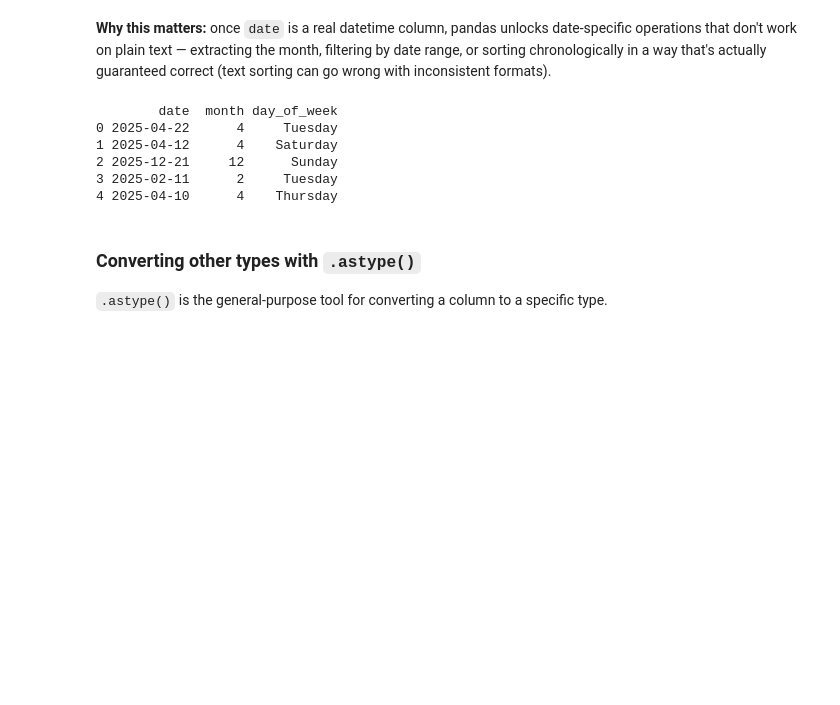
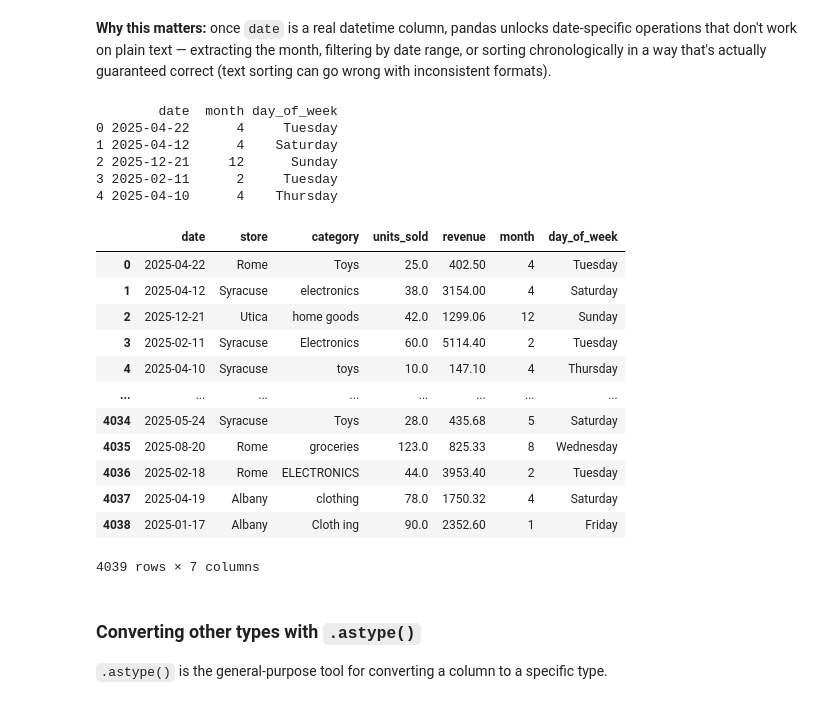
Before and after one commit to NicolasVA90/DSA_504_excercise, a Jupyter notebook: DSA504_Class6_Data_Cleaning_I_upload.ipynb, the cells around one changed output. Saved outputs shown, nothing was run; the diff lists cells and outputs as text; code cells hidden in the pictures; blank space fills up the shorter version.

Commit message:
new table sales example

```diff
--- a/DSA504_Class6_Data_Cleaning_I_upload.ipynb
+++ b/DSA504_Class6_Data_Cleaning_I_upload.ipynb
@@ -269,15 +269,29 @@ Name: date, dtype: datetime64[ns]
 # %%
 # Now that date is a real datetime, we can do things like this:
 sales["month"] = sales["date"].dt.month
 sales["day_of_week"] = sales["date"].dt.day_name()
 print(sales[["date", "month", "day_of_week"]].head())
+sales
 # %% [output]
         date  month day_of_week
 0 2025-04-22      4     Tuesday
 1 2025-04-12      4    Saturday
 2 2025-12-21     12      Sunday
 3 2025-02-11      2     Tuesday
 4 2025-04-10      4    Thursday
+|  | date | store | category | units_sold | revenue | month | day_of_week |
+| 0 | 2025-04-22 | Rome | Toys | 25.0 | 402.50 | 4 | Tuesday |
+| 1 | 2025-04-12 | Syracuse | electronics | 38.0 | 3154.00 | 4 | Saturday |
+| 2 | 2025-12-21 | Utica | home goods | 42.0 | 1299.06 | 12 | Sunday |
+| 3 | 2025-02-11 | Syracuse | Electronics | 60.0 | 5114.40 | 2 | Tuesday |
+| 4 | 2025-04-10 | Syracuse | toys | 10.0 | 147.10 | 4 | Thursday |
+| ... | ... | ... | ... | ... | ... | ... | ... |
+| 4034 | 2025-05-24 | Syracuse | Toys | 28.0 | 435.68 | 5 | Saturday |
+| 4035 | 2025-08-20 | Rome | groceries | 123.0 | 825.33 | 8 | Wednesday |
+| 4036 | 2025-02-18 | Rome | ELECTRONICS | 44.0 | 3953.40 | 2 | Tuesday |
+| 4037 | 2025-04-19 | Albany | clothing | 78.0 | 1750.32 | 4 | Saturday |
+| 4038 | 2025-01-17 | Albany | Cloth ing | 90.0 | 2352.60 | 1 | Friday |
+4039 rows × 7 columns
 # %% [markdown]
 ### Converting other types with `.astype()`
 
```
Also changed, not shown: parts of 2 cells of this notebook.
